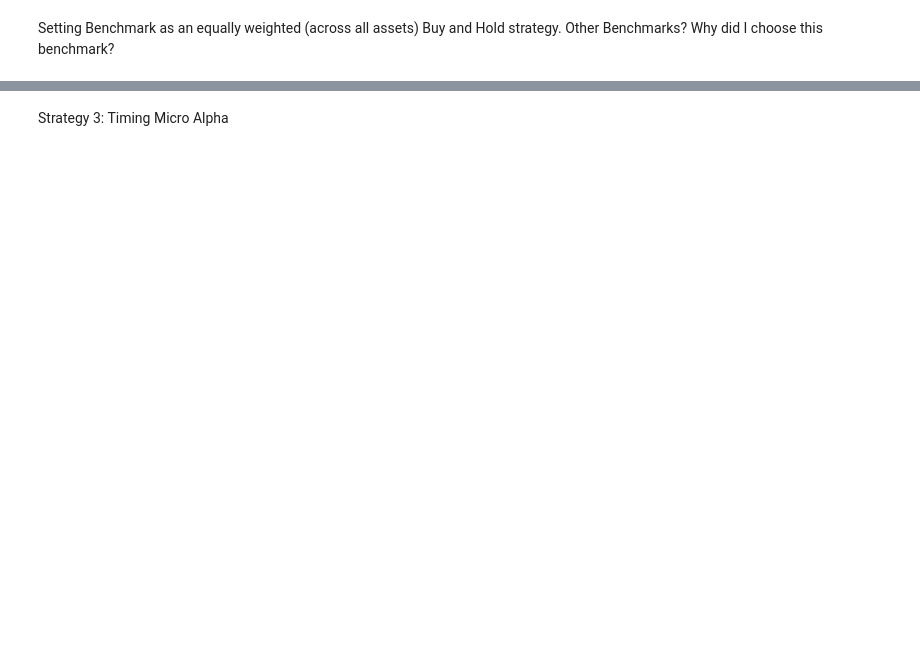
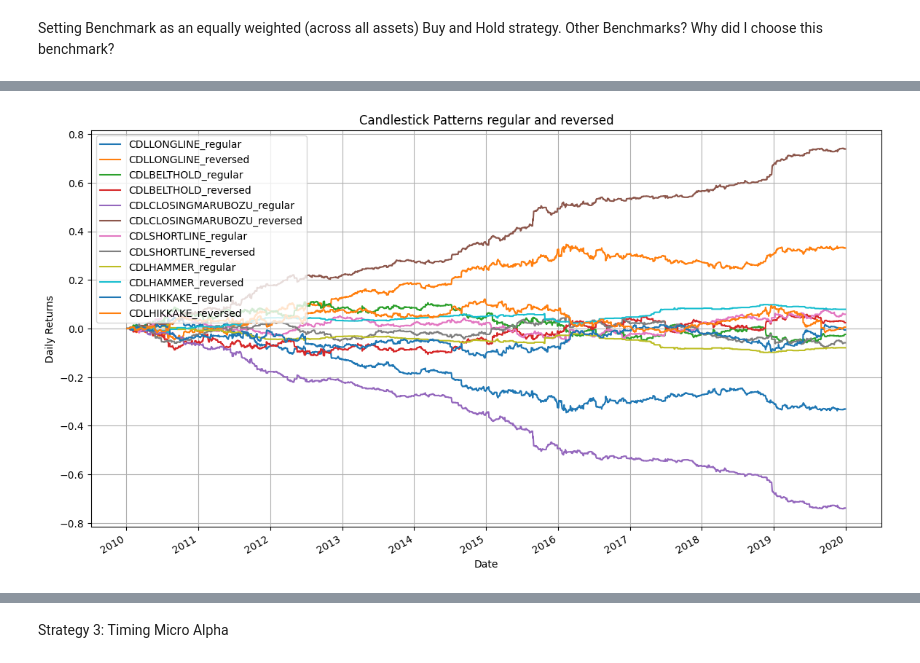
Before and after one commit to saumyajain1/Trading_Alphas_Capstone, a Jupyter notebook: Trading_Alphas_Capstone.ipynb, the cells around one changed output, grey strips where cells are left out. Drawn from its saved outputs; the diff is of its cells as text; code cells hidden in the pictures; blank space fills up the shorter version.

```diff
--- a/Trading_Alphas_Capstone.ipynb
+++ b/Trading_Alphas_Capstone.ipynb
@@ -232,0 +302,31 @@ Strategy 1: Time-series Micro Alpha
+# %%
+# Candlestick Pattern
+# for
+plt.figure(figsize=(14, 8))
+
+candlestick_patterns = ['CDLLONGLINE', 'CDLBELTHOLD', 'CDLCLOSINGMARUBOZU', 'CDLSHORTLINE', 'CDLHAMMER', 'CDLHIKKAKE']
+
+for pattern in candlestick_patterns:
+    signal = 0.01*pd.DataFrame({A: getattr(talib, pattern)(
+        train_data.Open[A], train_data.High[A], train_data.Low[A], train_data.Close[A]) for A in train_data.Close.columns})
+    bt_positive = (signal * train_data.pct_change().Close.shift(-1)).mean(axis=1).fillna(0).cumsum()
+    bt_negative = (-signal * train_data.pct_change().Close.shift(-1)).mean(axis=1).fillna(0).cumsum()
+    bt_positive.plot(label = pattern + "_regular")
+    bt_negative.plot(label = pattern + "_reversed")
+
+plt.title('Candlestick Patterns regular and reversed')
+plt.xlabel('Date')
+plt.ylabel('Daily Returns')
+plt.legend()
+plt.grid(True)
+plt.show()
+
+
+# CDLLONGLINE          -0.256436
+# CDLBELTHOLD          -0.177938
+# CDLCLOSINGMARUBOZU   -0.169099
+# CDLSHORTLINE     0.057838
+# CDLHAMMER        0.141147
+# CDLHIKKAKE       0.282908
+# %% [output]
+[figure, added]
```
Also changed, not shown: parts of 17 cells of this notebook.
